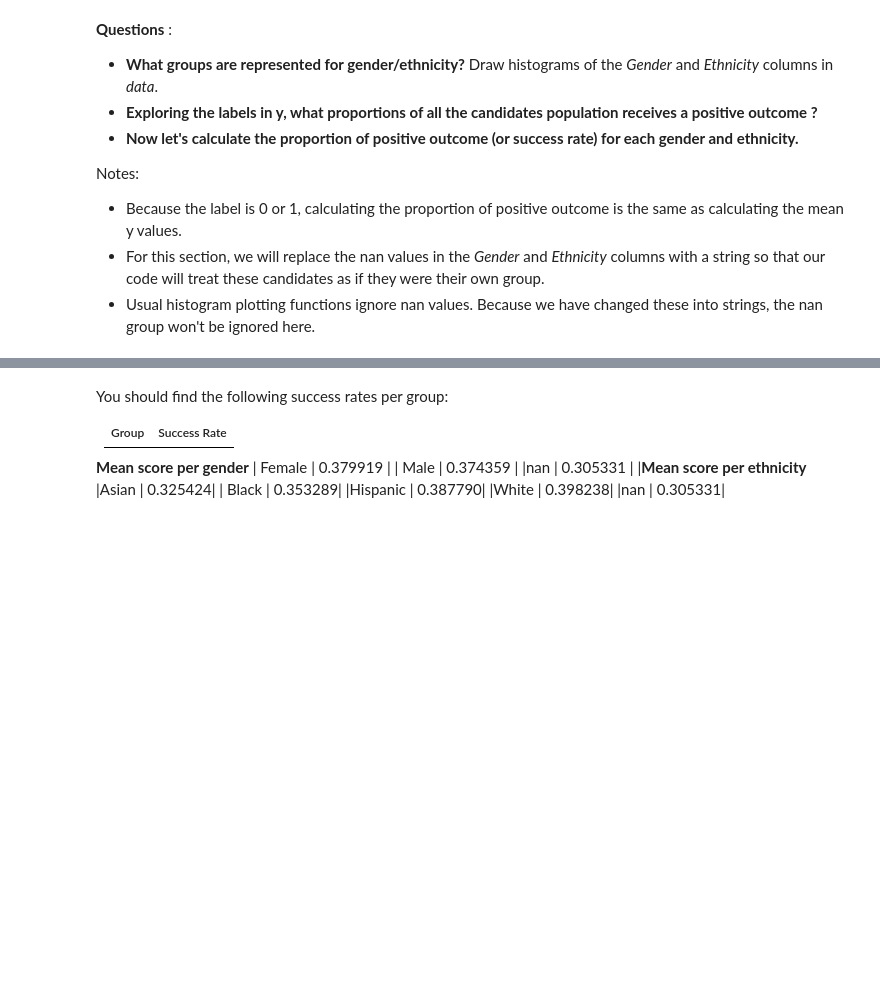
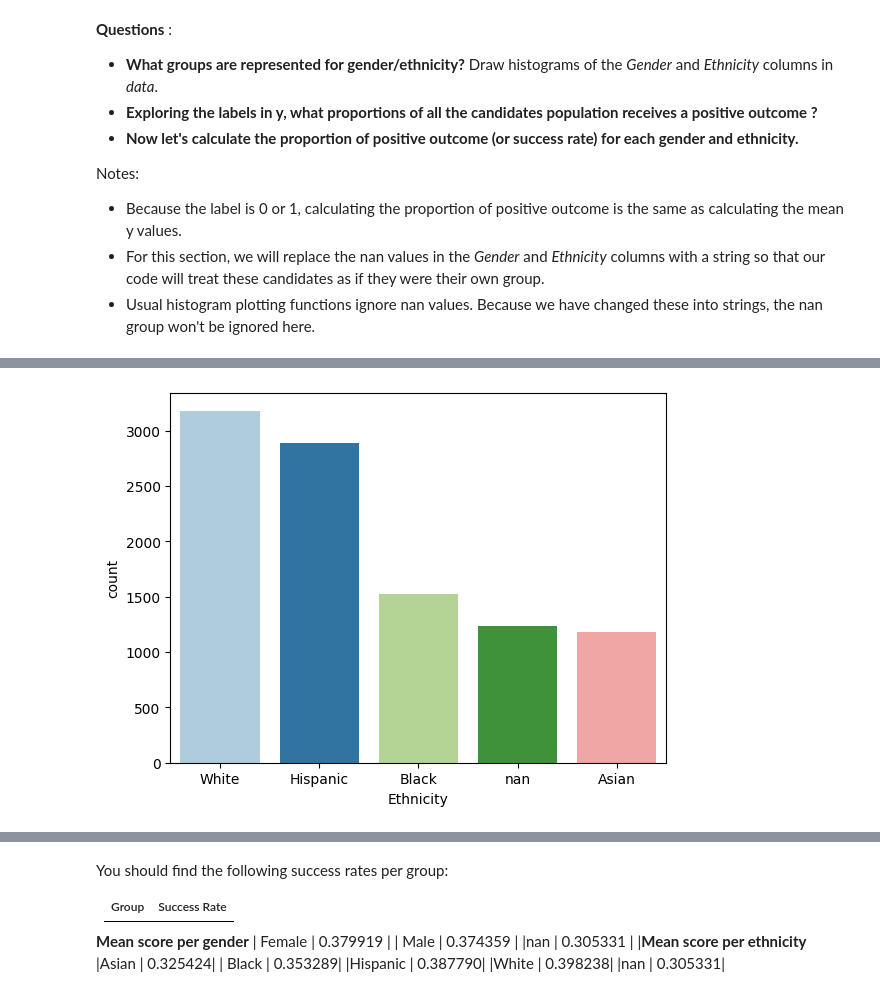
Before and after one commit to AminaTkh/AlanTuringInstitute_Bias_in_AI, a Jupyter notebook: Forms-and-Quantification-of-Bias-in-AI/Practice_1_Explore_data.ipynb, the cells around one changed output, grey strips where cells are left out. Saved outputs shown, nothing was run; the diff lists cells and outputs as text; code cells hidden in the pictures; blank space fills up the shorter version.

```diff
--- a/Forms-and-Quantification-of-Bias-in-AI/Practice_1_Explore_data.ipynb
+++ b/Forms-and-Quantification-of-Bias-in-AI/Practice_1_Explore_data.ipynb
@@ -154,0 +190,6 @@ data = data.fillna("nan")
+# %%
+sns.set_palette("Paired")
+sns.countplot(x=data['Ethnicity'],
+                   order=data['Ethnicity'].value_counts(ascending=False).index);
+# %% [output]
+[figure, added]
```
Also changed, not shown: parts of 33 cells of this notebook.
